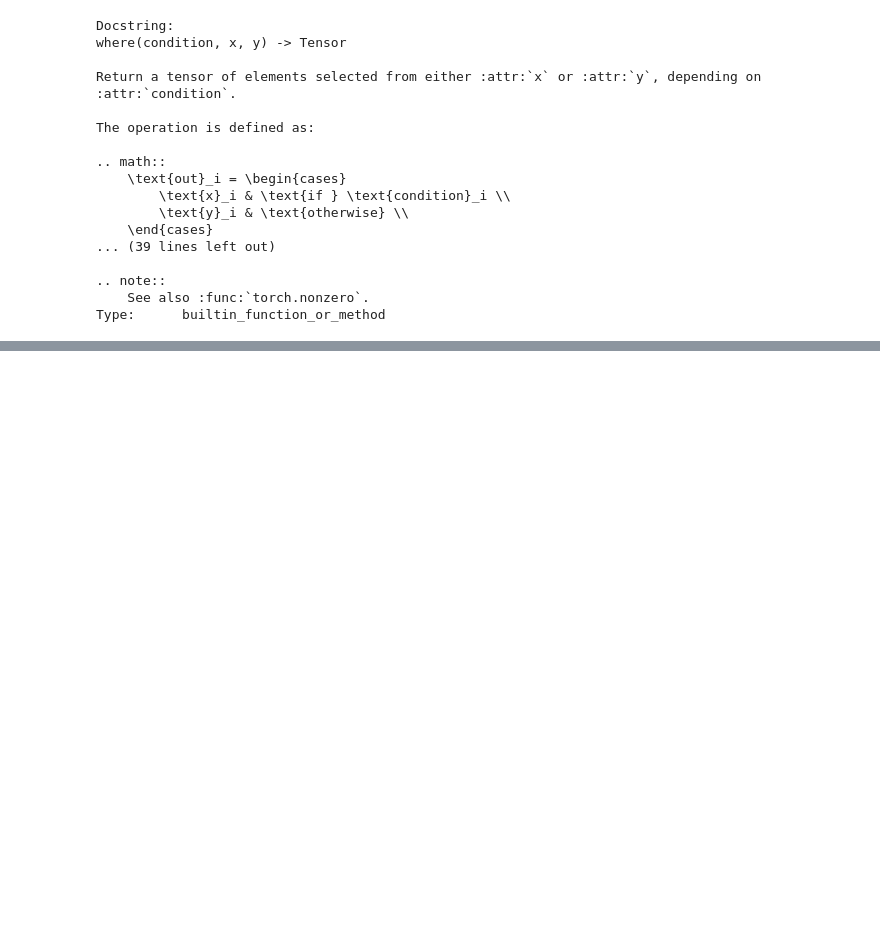
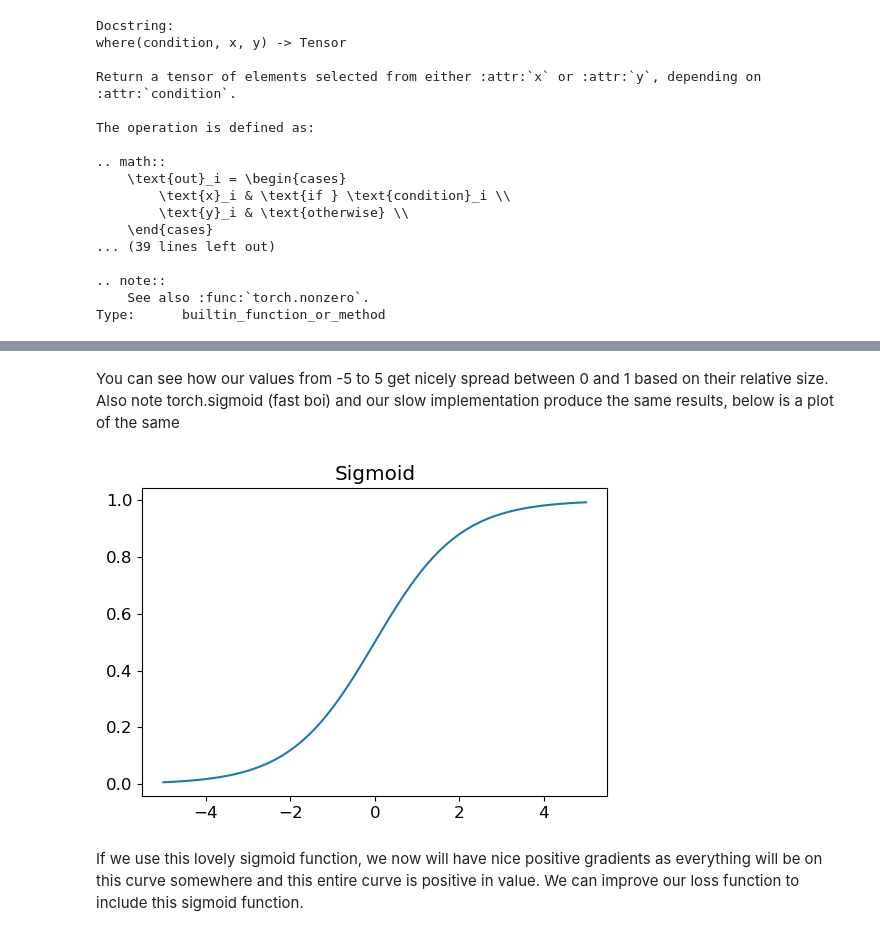
Before and after one commit to nglillywhite/blog, a Jupyter notebook: posts/2022-12-29-Fastai Chapter 3.ipynb, the cells around one changed output, grey strips where cells are left out. Cells and saved outputs as stored; diff of their text form; code cells hidden in the pictures; blank space fills up the shorter version.

```diff
--- a/posts/2022-12-29-Fastai Chapter 3.ipynb
+++ b/posts/2022-12-29-Fastai Chapter 3.ipynb
@@ -1647,0 +1677,8 @@ Type:      builtin_function_or_method
+# %% [markdown]
+You can see how our values from -5 to 5 get nicely spread between 0 and 1 based on their relative size. Also note torch.sigmoid (fast boi) and our slow implementation produce the same results, below is a plot of the same
+# %%
+plot_function(torch.sigmoid, title="Sigmoid", min=-5, max=5)
+# %% [output]
+[figure, added]
+# %% [markdown]
+If we use this lovely sigmoid function, we now will have nice positive gradients as everything will be on this curve somewhere and this entire curve is positive in value. We can improve our loss function to include this sigmoid function.
```
Also changed, not shown: parts of 116 cells of this notebook, 1 other file.
